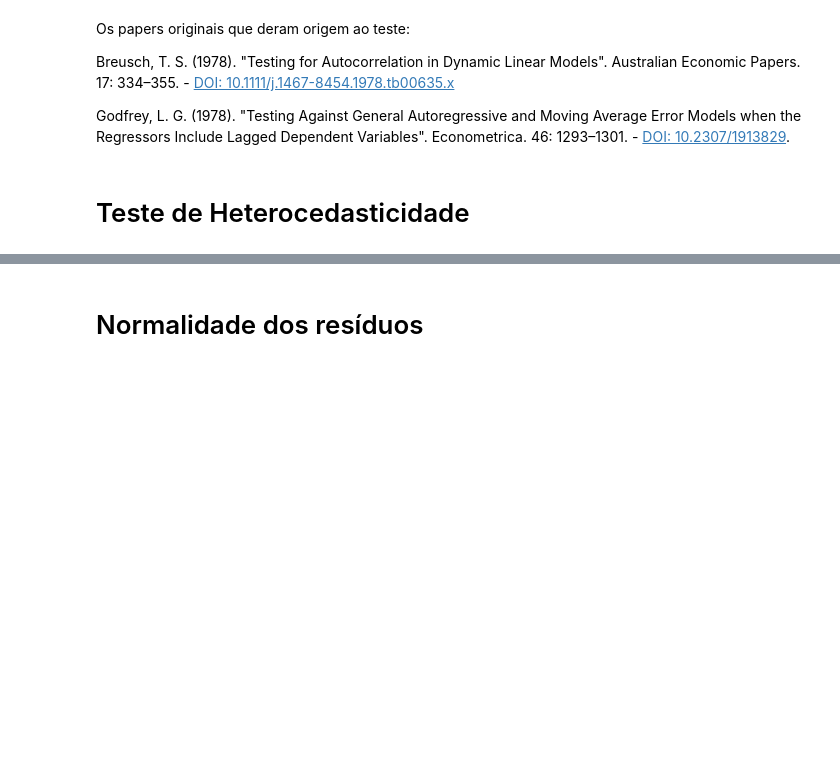
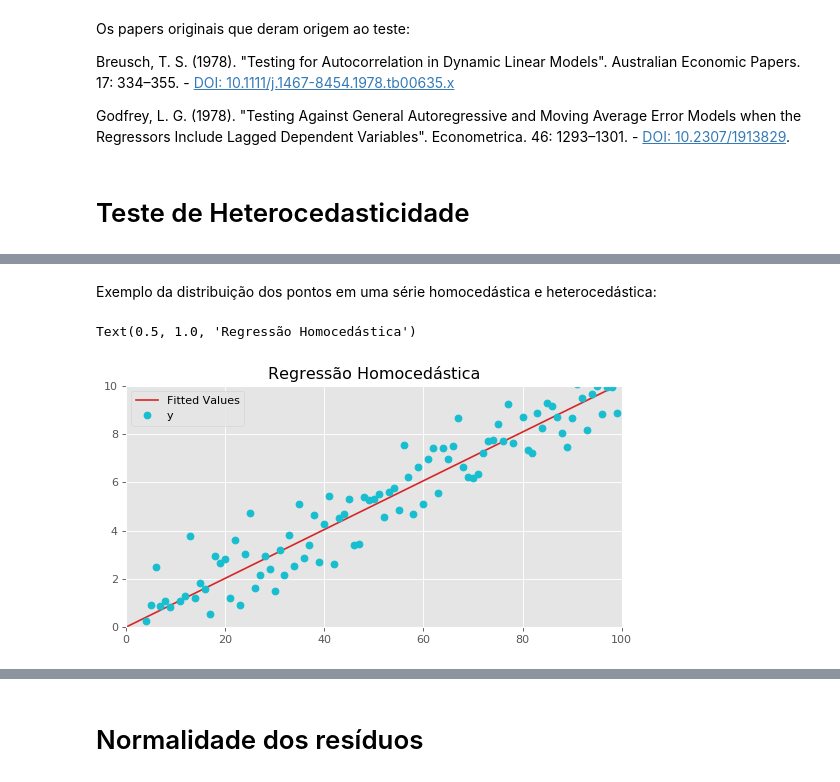
Before and after one commit to ricardozago/Notebooks-Jupyter, a Jupyter notebook: Regressão Linear.ipynb, the cells around one changed output, grey strips where cells are left out. Saved outputs shown, nothing was run; the diff lists cells and outputs as text; code cells hidden in the pictures; blank space fills up the shorter version.

Commit message:
Finaliza material de regressão linear

```diff
--- a/Regressão Linear.ipynb
+++ b/Regressão Linear.ipynb
@@ -188,0 +193,17 @@ A variância dos erros deve ser constante em todos os pontos, esta premissa é b
+# %% [markdown]
+Exemplo da distribuição dos pontos em uma série homocedástica e heterocedástica:
+# %%
+e = np.random.normal(size=nsample)
+
+e_homocedastico = x + e
+
+fig, ax = plt.subplots(figsize=(8,4), dpi = 80)
+ax.plot(x, label = "Fitted Values", c = "tab:red")
+ax.plot(e_homocedastico, 'o', label = "y", c = "tab:cyan")
+ax.legend()
+ax.set_ylim(0, 10)
+ax.set_xlim(0, 100)
+ax.set_title("Regressão Homocedástica")
+# %% [output]
+Text(0.5, 1.0, 'Regressão Homocedástica')
+[figure, added]
```
Also changed, not shown: parts of 10 cells of this notebook.
